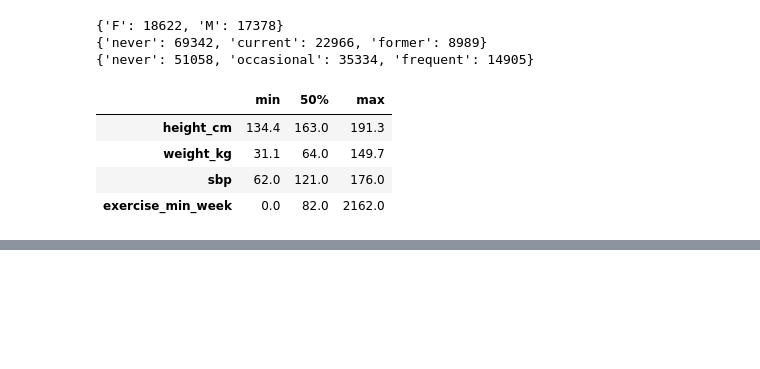
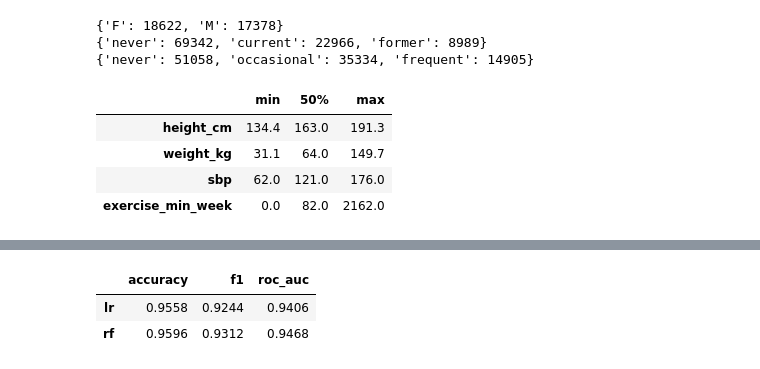
Before and after one commit to LXK-lxk-0218/Community-diabetes-risk-screening, a Jupyter notebook: notebooks/第0阶段.ipynb, the cells around one changed output, grey strips where cells are left out. Cells and saved outputs as stored; diff of their text form; code cells hidden in the pictures; blank space fills up the shorter version.

```diff
--- a/notebooks/第0阶段.ipynb
+++ b/notebooks/第0阶段.ipynb
@@ -211,0 +297,15 @@ visits[[
+# %%
+# predict_proba 输出两列：[阴性概率, 阳性概率]，[:,1] 取出【是糖尿病阳性的概率】，取值 0~1
+pro = pipe.predict_proba(X_valid)[:,1]
+# 阈值 0.5：概率 ≥0.5 → 预测为阳性 1；小于 0.5 → 阴性 0
+pred = (pro>=0.5).astype(int)
+print({
+    # 准确率
+    "accuracy":round(accuracy_score(y_valid,pred),4),
+    # F1 分数
+    "f1": round(f1_score(y_valid,pred),4),
+    # AUC 值
+    "roc_auc":round(roc_auc_score(y_valid,pred),4)
+})
+# 混淆矩阵
+print(confusion_matrix(y_valid,pred))
@@ -211,0 +350,26 @@ visits[[
+# %%
+results = {
+    "lr":{
+        # 准确率
+        "accuracy":round(accuracy_score(y_valid,pred),4),
+        # F1 分数
+        "f1": round(f1_score(y_valid,pred),4),
+        # AUC 值
+        "roc_auc":round(roc_auc_score(y_valid,pred),4)
+    },
+    "rf":{
+        # 准确率
+        "accuracy":round(accuracy_score(y_valid,pred_rf),4),
+        # F1 分数
+        "f1": round(f1_score(y_valid,pred_rf),4),
+        # AUC 值
+        "roc_auc":round(roc_auc_score(y_valid,pred_rf),4)
+    }
+}
+best = max(results,key=lambda k:results[k]['roc_auc'])
+best_pipe = {'lr':pipe,'rf':pipe_rf}[best]
+pd.DataFrame(results).T
+# %% [output]
+|  | accuracy | f1 | roc_auc |
+| lr | 0.9558 | 0.9244 | 0.9406 |
+| rf | 0.9596 | 0.9312 | 0.9468 |
```
Also changed, not shown: parts of 8 cells of this notebook, 2 other files.
